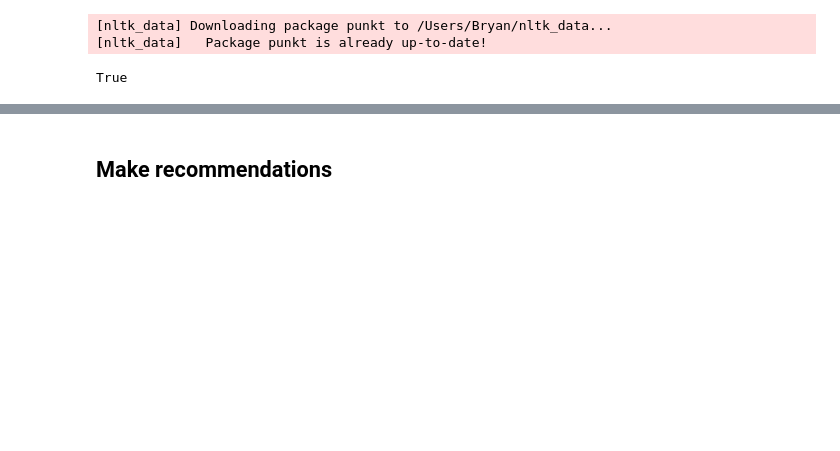
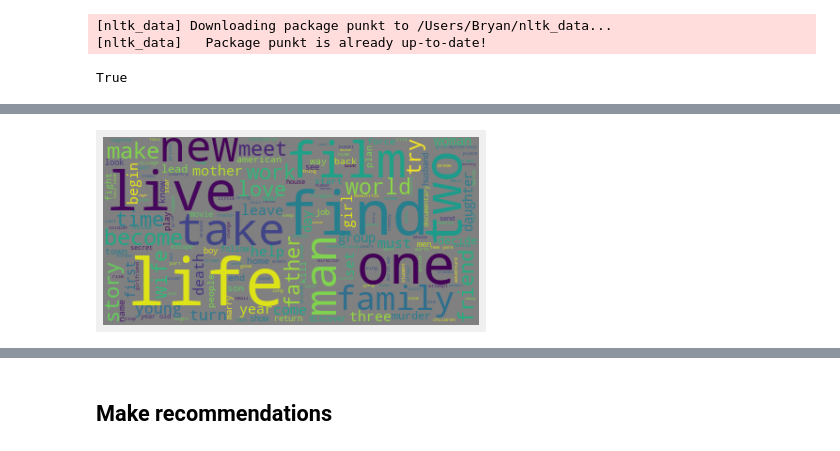
Before and after one commit to CaryMosley/Mod4ProjectRecommendation, a Jupyter notebook: RecSystem.ipynb, the cells around one changed output, grey strips where cells are left out. Drawn from its saved outputs; the diff is of its cells as text; code cells hidden in the pictures; blank space fills up the shorter version.

```diff
--- a/RecSystem.ipynb
+++ b/RecSystem.ipynb
@@ -1026,0 +1144,5 @@ recommend('Batman (1989)')
+# %%
+#Top rated wordcloud
+generate_wordcloud(top)
+# %% [output]
+[figure, added]
```
Also changed, not shown: parts of 144 cells of this notebook.
